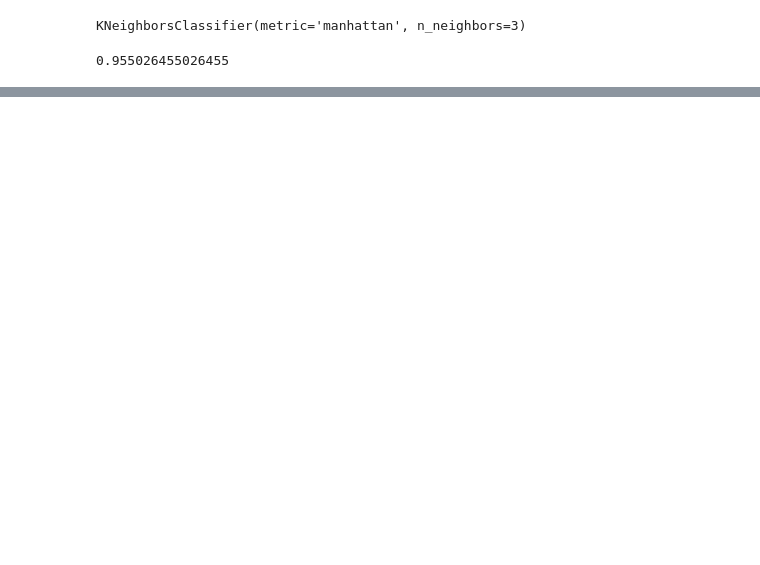
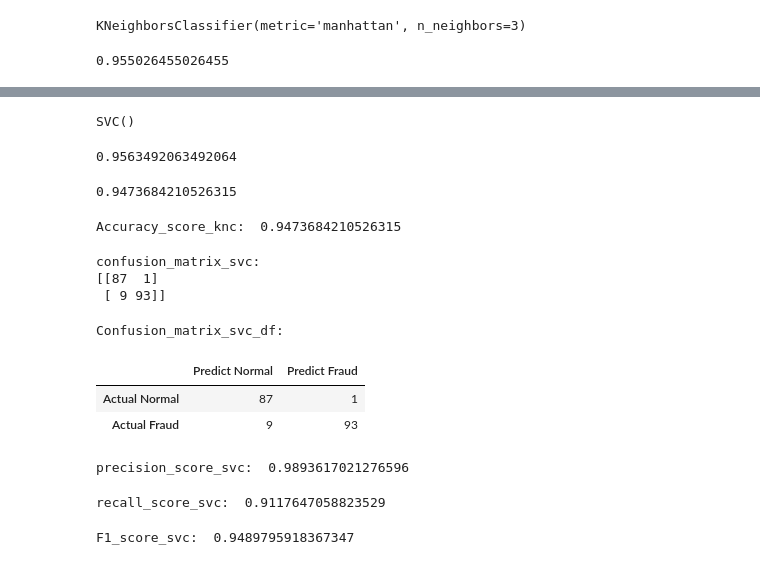
Before and after one commit to Rupesh-Mane/credit-card-fraud-detection, a Jupyter notebook: notebook/credit_card_fraud_detection.ipynb, the cells around one changed output, grey strips where cells are left out. Drawn from its saved outputs; the diff is of its cells as text; code cells hidden in the pictures; blank space fills up the shorter version.

```diff
--- a/notebook/credit_card_fraud_detection.ipynb
+++ b/notebook/credit_card_fraud_detection.ipynb
@@ -762,0 +767,8 @@ weighted avg       0.93      0.93      0.93       190
+# %%
+svc=SVC()
+# %%
+svc.fit(x_train,y_train)
+# %% [output]
+SVC()
+# %%
+y_pred_svc=svc.predict(x_test)
@@ -762,0 +778,39 @@ weighted avg       0.93      0.93      0.93       190
+# %%
+x_train_score_svc
+# %% [output]
+0.9563492063492064
+# %%
+x_test_score_svc
+# %% [output]
+0.9473684210526315
+# %%
+print("Accuracy_score_knc: ",accuracy_score(y_test,y_pred_svc))
+# %% [output]
+Accuracy_score_knc:  0.9473684210526315
+# %%
+print("confusion_matrix_svc: ")
+print(confusion_matrix(y_test,y_pred_svc))
+# %% [output]
+confusion_matrix_svc:
+[[87  1]
+ [ 9 93]]
+# %%
+print("Confusion_matrix_svc_df: ")
+pd.DataFrame(confusion_matrix(y_test,y_pred_svc),columns=["Predict Normal","Predict Fraud"], index=["Actual Normal","Actual Fraud"])
+# %% [output]
+Confusion_matrix_svc_df:
+|  | Predict Normal | Predict Fraud |
+| Actual Normal | 87 | 1 |
+| Actual Fraud | 9 | 93 |
+# %%
+print("precision_score_svc: ",precision_score(y_test,y_pred_svc))
+# %% [output]
+precision_score_svc:  0.9893617021276596
+# %%
+print("recall_score_svc: ",recall_score(y_test,y_pred_svc))
+# %% [output]
+recall_score_svc:  0.9117647058823529
+# %%
+print("F1_score_svc: ",f1_score(y_test,y_pred_svc))
+# %% [output]
+F1_score_svc:  0.9489795918367347
```
Also changed, not shown: parts of 75 cells of this notebook.
